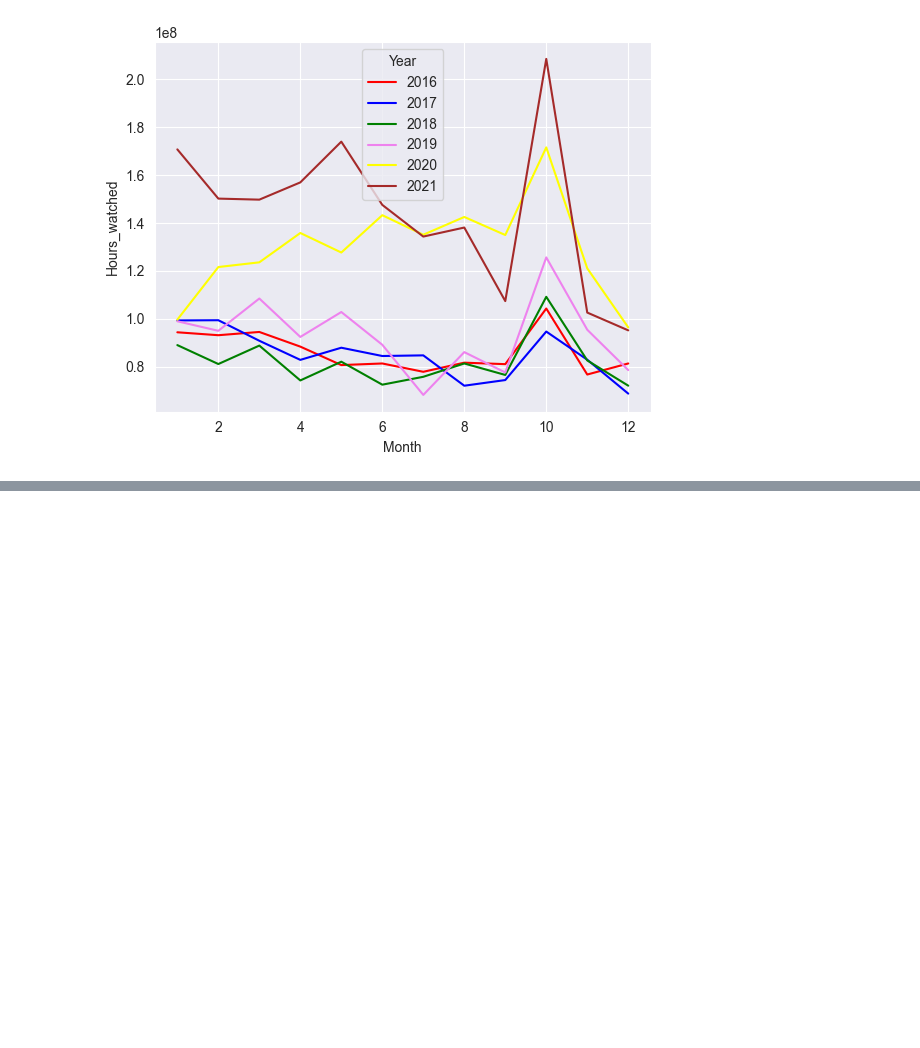
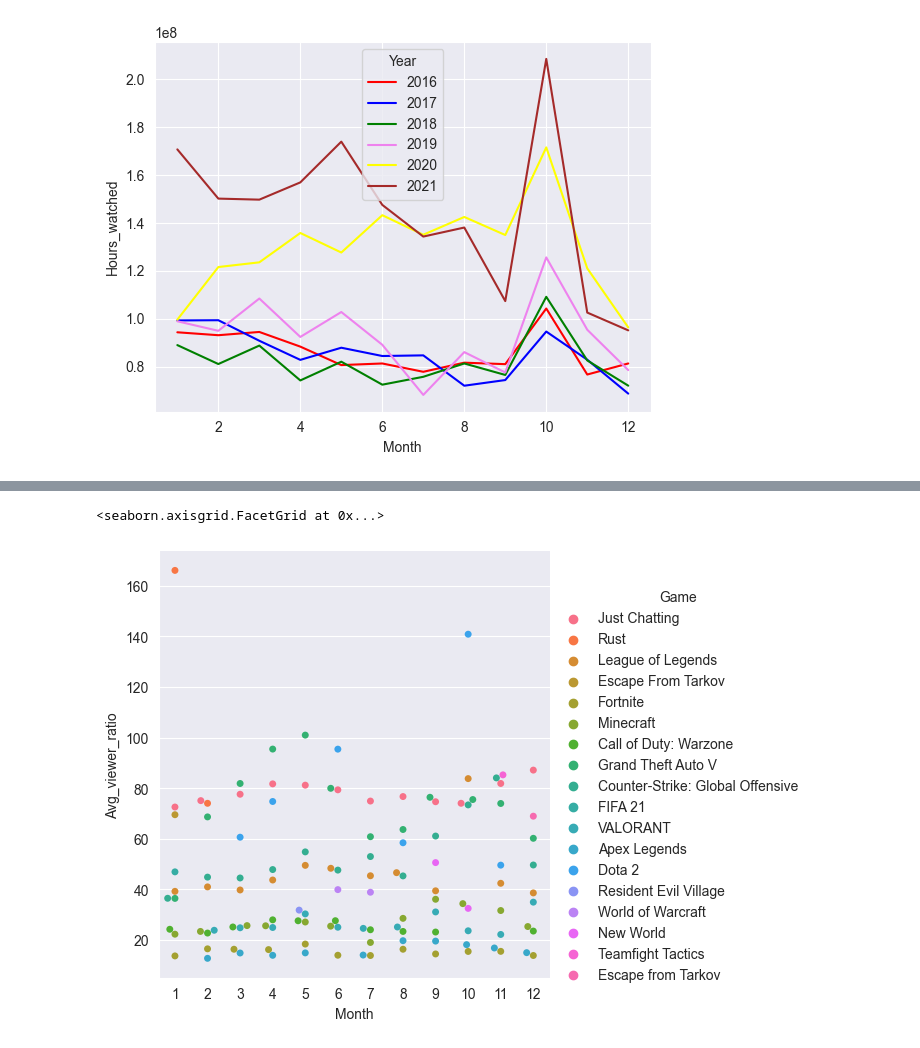
Before and after one commit to HrexD/DataAnalyse, a Jupyter notebook: Analyse.ipynb, the cells around one changed output, grey strips where cells are left out. Cells and saved outputs as stored; diff of their text form; code cells hidden in the pictures; blank space fills up the shorter version.

```diff
--- a/Analyse.ipynb
+++ b/Analyse.ipynb
@@ -109,0 +119,5 @@ sb.lineplot(data=lol_2021, x='Month', y="Hours_watched", hue="Year", palette=['b
+# %%
+sb.catplot(data=df.query("Year==2021 and Rank <= 10"), x="Month", y='Avg_viewer_ratio', hue="Game",kind="swarm")
+# %% [output]
+<seaborn.axisgrid.FacetGrid at 0x...>
+[figure, added]
```
Also changed, not shown: parts of 2 cells of this notebook.
